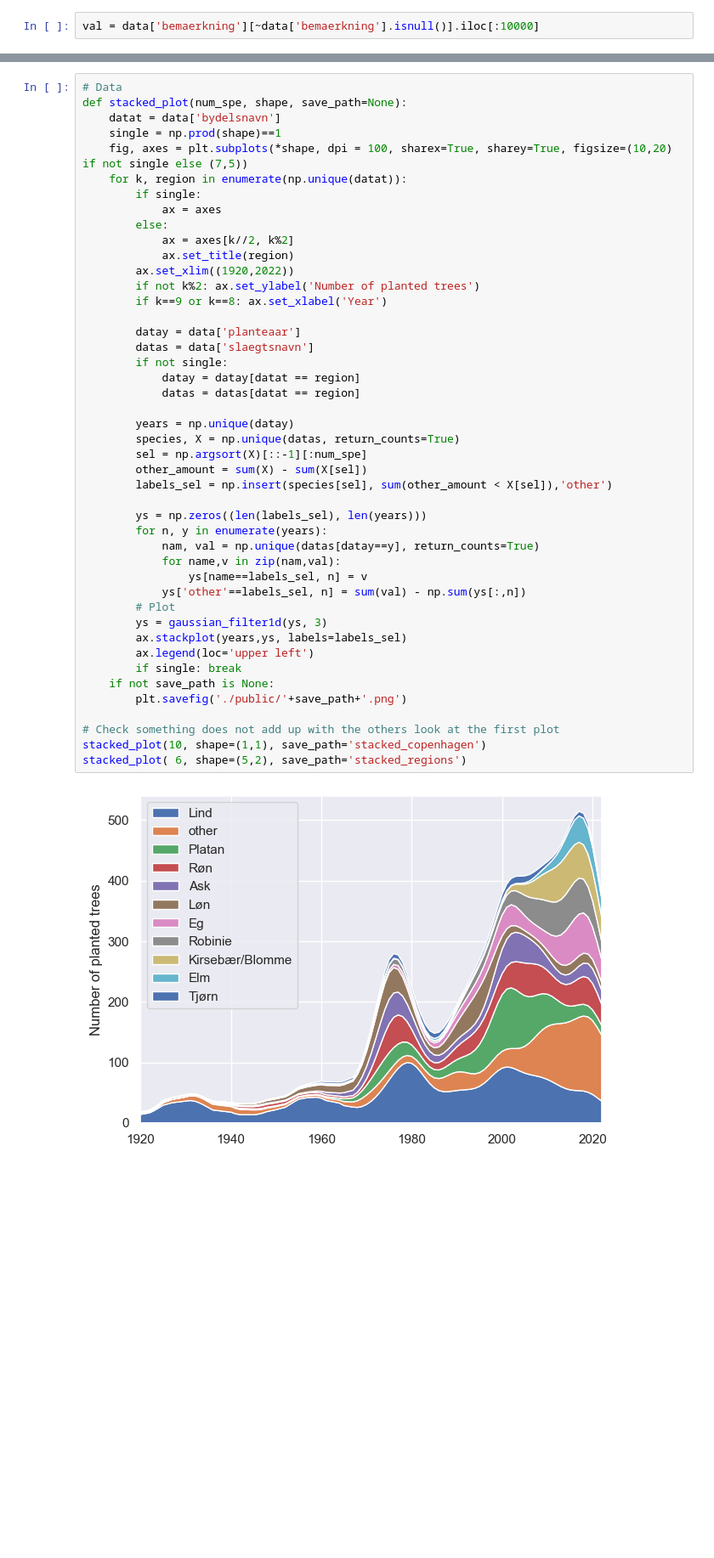
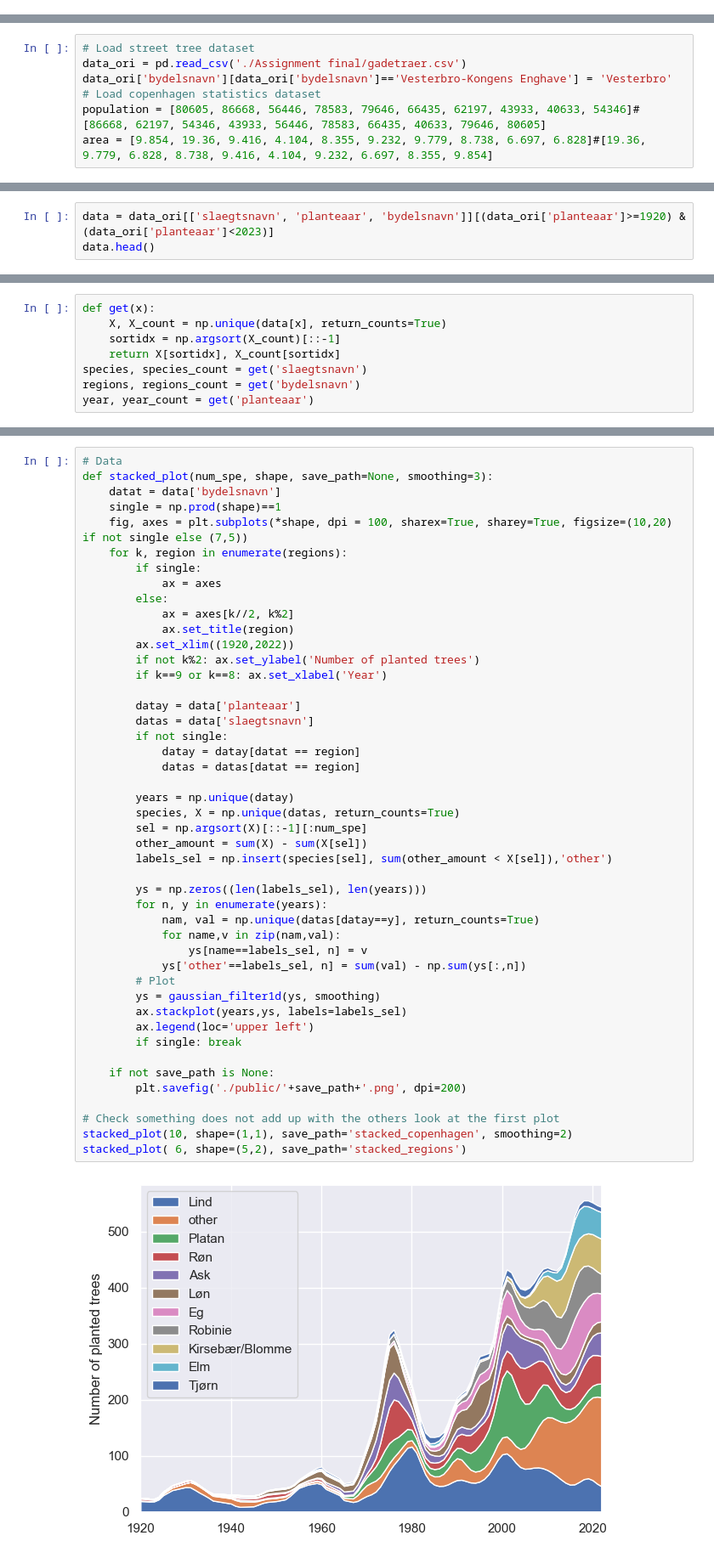
Before and after one commit to ToreVang/ToreVang.github.io, a Jupyter notebook: Assignment final/main.ipynb, the cells around one changed output, grey strips where cells are left out. Shown: that part at 85% size. Drawn from its saved outputs; the diff is of its cells as text; blank space fills up the shorter version.

```diff
--- a/Assignment final/main.ipynb
+++ b/Assignment final/main.ipynb
@@ -31,2 +8,0 @@ Index(['FID', 'id', 'traeart', 'slaegt', 'dansk_navn', 'slaegtsnavn',
-# %%
-val = data['bemaerkning'][~data['bemaerkning'].isnull()].iloc[:10000]
@@ -32,0 +24,7 @@ val = data['bemaerkning'][~data['bemaerkning'].isnull()].iloc[:10000]
+# %%
+# Load street tree dataset
+data_ori = pd.read_csv('./Assignment final/gadetraer.csv')
+data_ori['bydelsnavn'][data_ori['bydelsnavn']=='Vesterbro-Kongens Enghave'] = 'Vesterbro'
+# Load copenhagen statistics dataset
+population = [80605, 86668, 56446, 78583, 79646, 66435, 62197, 43933, 40633, 54346]#[86668, 62197, 54346, 43933, 56446, 78583, 66435, 40633, 79646, 80605]
+area = [9.854, 19.36, 9.416, 4.104, 8.355, 9.232, 9.779, 8.738, 6.697, 6.828]#[19.36,  9.779, 6.828, 8.738, 9.416, 4.104, 9.232, 6.697, 8.355, 9.854]
@@ -32,0 +57,3 @@ val = data['bemaerkning'][~data['bemaerkning'].isnull()].iloc[:10000]
+# %%
+data = data_ori[['slaegtsnavn', 'planteaar', 'bydelsnavn']][(data_ori['planteaar']>=1920) & (data_ori['planteaar']<2023)]
+data.head()
@@ -32,0 +69,8 @@ val = data['bemaerkning'][~data['bemaerkning'].isnull()].iloc[:10000]
+# %%
+def get(x):
+    X, X_count = np.unique(data[x], return_counts=True)
+    sortidx = np.argsort(X_count)[::-1]
+    return X[sortidx], X_count[sortidx]
+species, species_count = get('slaegtsnavn')
+regions, regions_count = get('bydelsnavn')
+year, year_count = get('planteaar')
@@ -33,10 +186,10 @@ val = data['bemaerkning'][~data['bemaerkning'].isnull()].iloc[:10000]
 # %%
 # Data
-def stacked_plot(num_spe, shape, save_path=None):
+def stacked_plot(num_spe, shape, save_path=None, smoothing=3):
     datat = data['bydelsnavn']
     single = np.prod(shape)==1
     fig, axes = plt.subplots(*shape, dpi = 100, sharex=True, sharey=True, figsize=(10,20) if not single else (7,5))
-    for k, region in enumerate(np.unique(datat)):
+    for k, region in enumerate(regions):
         if single:
             ax = axes
         else:
@@ -46,34 +199,35 @@ def stacked_plot(num_spe, shape, save_path=None):
         if not k%2: ax.set_ylabel('Number of planted trees')
         if k==9 or k==8: ax.set_xlabel('Year')
 
         datay = data['planteaar']
         datas = data['slaegtsnavn']
         if not single:
             datay = datay[datat == region]
             datas = datas[datat == region]
 
         years = np.unique(datay)
         species, X = np.unique(datas, return_counts=True)
         sel = np.argsort(X)[::-1][:num_spe]
         other_amount = sum(X) - sum(X[sel])
         labels_sel = np.insert(species[sel], sum(other_amount < X[sel]),'other')
 
         ys = np.zeros((len(labels_sel), len(years)))
         for n, y in enumerate(years):
             nam, val = np.unique(datas[datay==y], return_counts=True)
             for name,v in zip(nam,val):
                 ys[name==labels_sel, n] = v
             ys['other'==labels_sel, n] = sum(val) - np.sum(ys[:,n])
         # Plot
-        ys = gaussian_filter1d(ys, 3)
+        ys = gaussian_filter1d(ys, smoothing)
         ax.stackplot(years,ys, labels=labels_sel)
         ax.legend(loc='upper left')
         if single: break
+
     if not save_path is None:
-        plt.savefig('./public/'+save_path+'.png')
+        plt.savefig('./public/'+save_path+'.png', dpi=200)
 
 # Check something does not add up with the others look at the first plot
-stacked_plot(10, shape=(1,1), save_path='stacked_copenhagen')
+stacked_plot(10, shape=(1,1), save_path='stacked_copenhagen', smoothing=2)
 stacked_plot( 6, shape=(5,2), save_path='stacked_regions')
 # %% [output]
-[figure, old version]
+[figure, new version]
```
Also changed, not shown: parts of 24 cells of this notebook, 6 other files.
